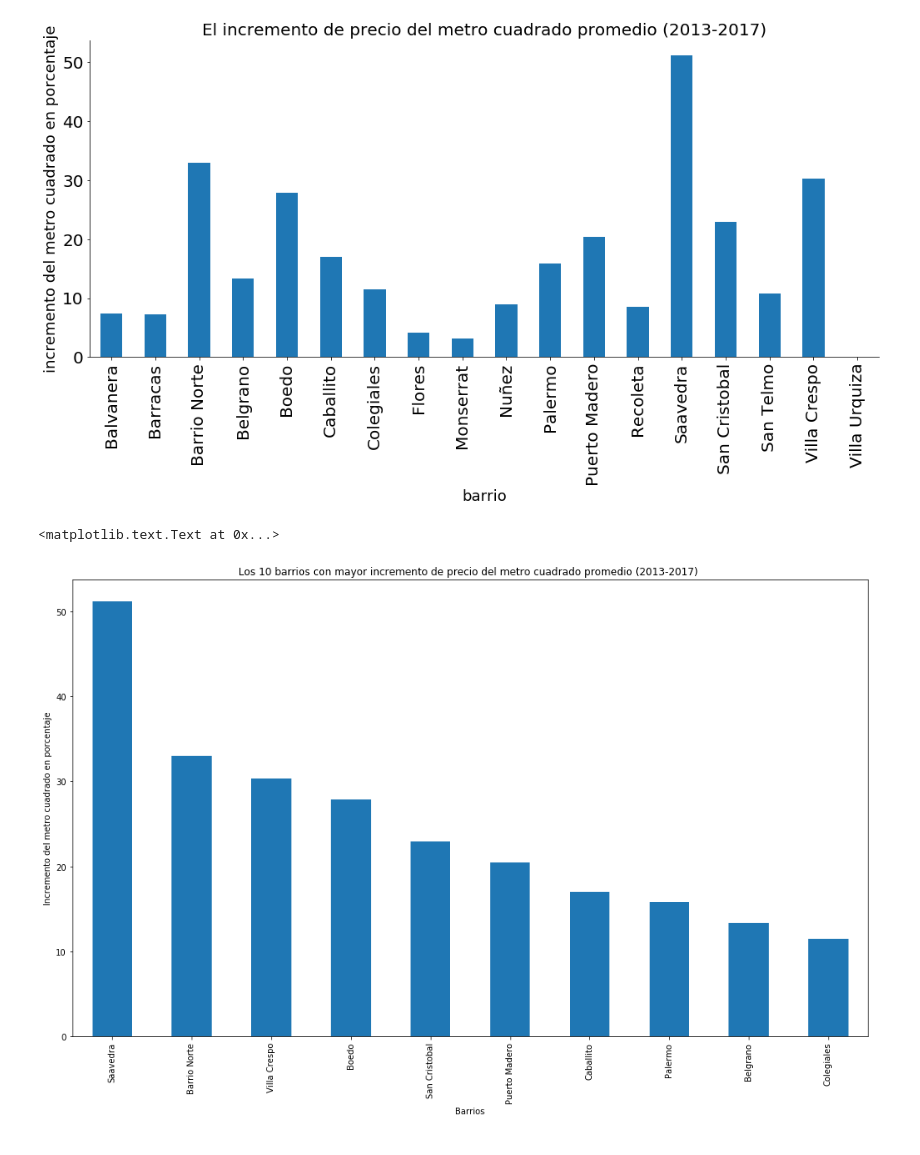
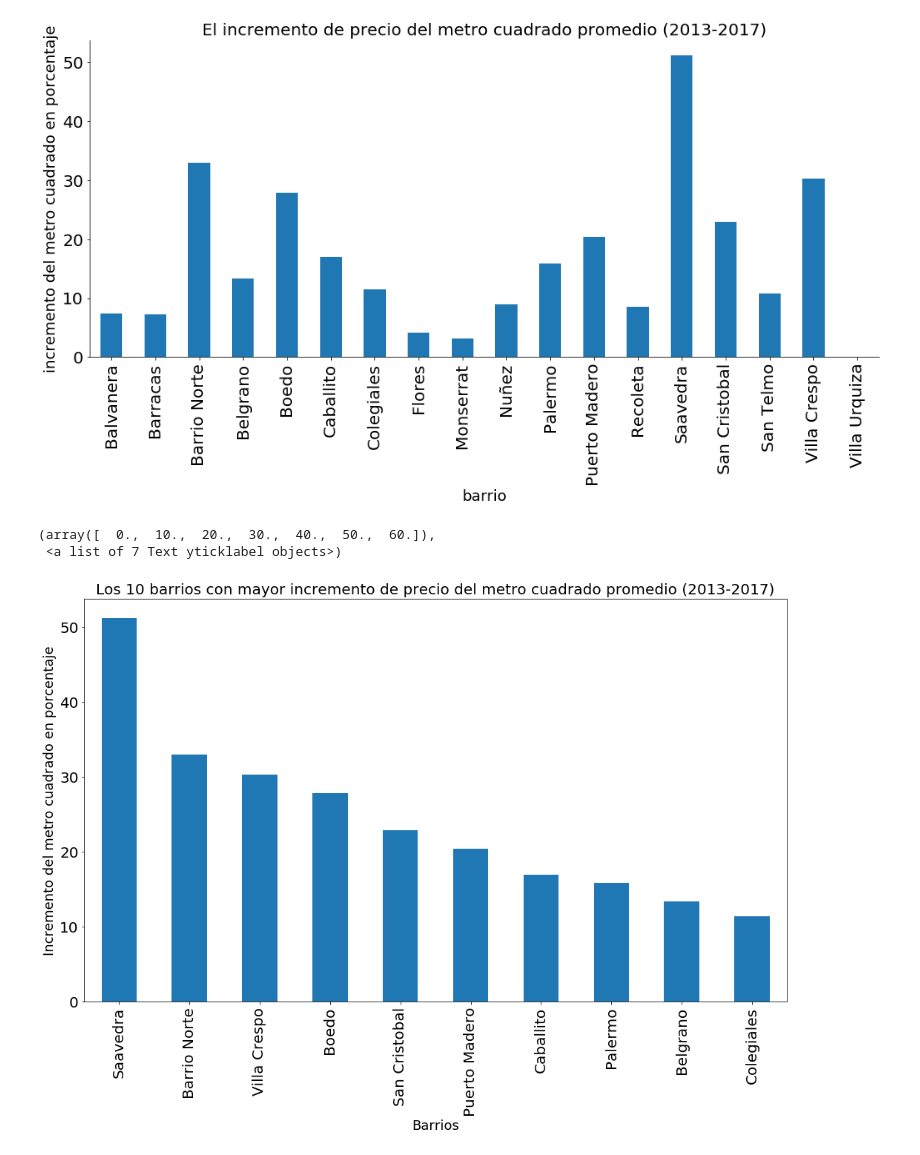
Before and after one commit to lucaslavandeira/7506-tp, a Jupyter notebook: analisis_exploratorio.ipynb, the cells around one changed output. Drawn from its saved outputs; the diff is of its cells as text; code cells hidden in the pictures.

```diff
--- a/analisis_exploratorio.ipynb
+++ b/analisis_exploratorio.ipynb
@@ -1583,9 +1583,12 @@ zonep_top_count.plot('bar');
 [figure]
 # %%
 zonep_top_count.nlargest(10).plot(kind='bar', figsize=(17, 10));
-plt.title('Los 10 barrios con mayor incremento de precio del metro cuadrado promedio (2013-2017) ')
-plt.xlabel('Barrios')
-plt.ylabel('Incremento del metro cuadrado en porcentaje')
+plt.title('Los 10 barrios con mayor incremento de precio del metro cuadrado promedio (2013-2017)',fontsize=20)
+plt.xlabel('Barrios',fontsize=18)
+plt.ylabel('Incremento del metro cuadrado en porcentaje',fontsize=18)
+plt.xticks(size = 20)
+plt.yticks(size = 20)
 # %% [output]
-<matplotlib.text.Text at 0x...>
+(array([  0.,  10.,  20.,  30.,  40.,  50.,  60.]),
+ <a list of 7 Text yticklabel objects>)
-[figure, old version]
+[figure, new version]
```
Also changed, not shown: 1 other file.
